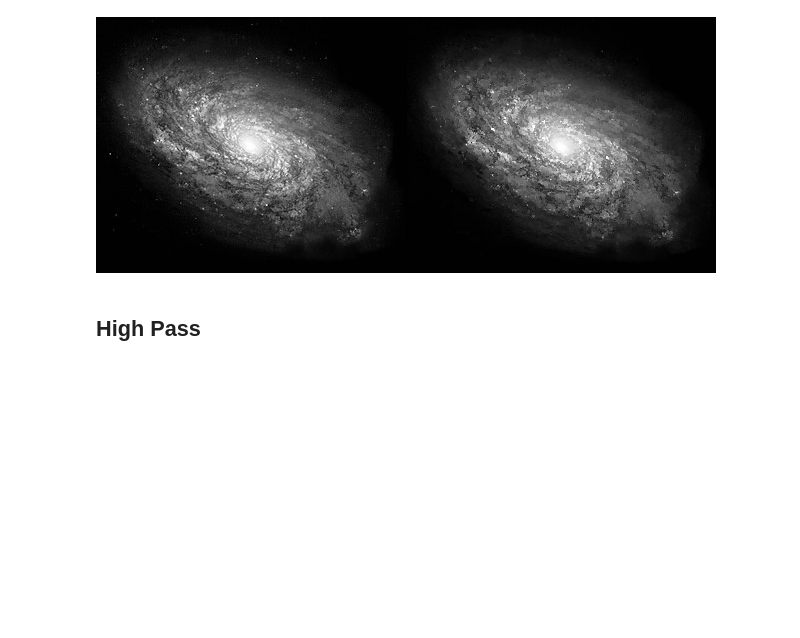
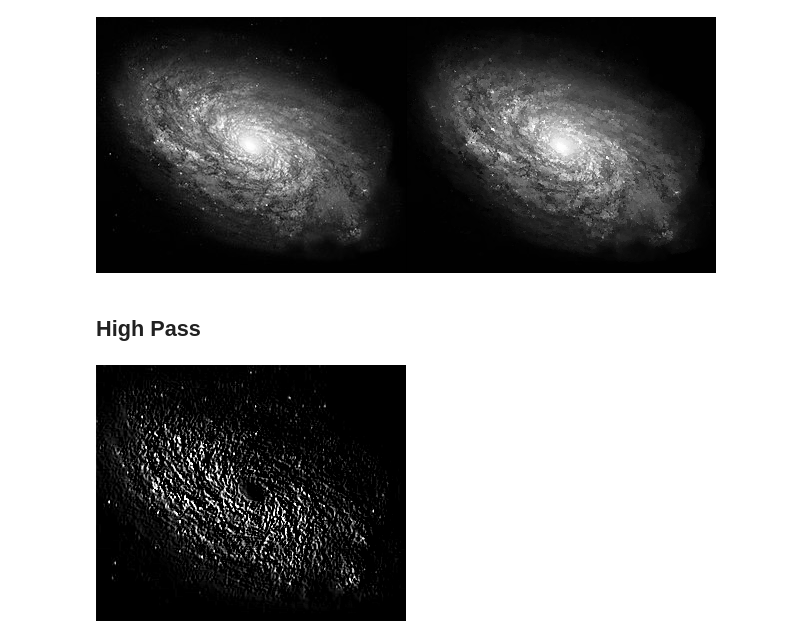
Before and after one commit to khrnnisak/PCVK_Genap_2023, a Jupyter notebook: UTS.ipynb, the cells around one changed output. Cells and saved outputs as stored; diff of their text form; code cells hidden in the pictures; blank space fills up the shorter version.

```diff
--- a/UTS.ipynb
+++ b/UTS.ipynb
@@ -132,3 +132,19 @@ def convolution2d(img, kernel, stride=1, padding=0):
   return result
 # %% [markdown]
 ## High Pass
+# %%
+padded_img_gray = np.pad(img_gray, ((1,1),(1,1)), mode='constant', constant_values=0)
+# %%
+
+kernel_HP = np.array(
+    [
+        [-1, 0, 1],
+        [-1, 0, 3],
+        [-3, 0, 1]
+    ]
+)
+
+hp = convolution2d(padded_img_gray, kernel_HP)
+cv2_imshow(hp)
+# %% [output]
+[figure, added]
```
Also changed, not shown: parts of 2 cells of this notebook.
